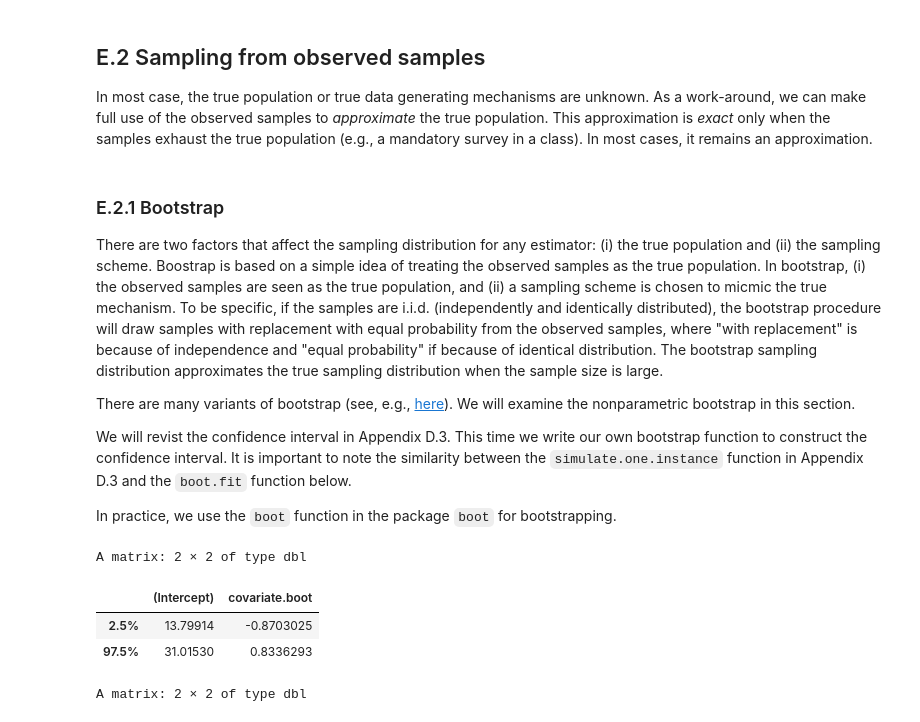
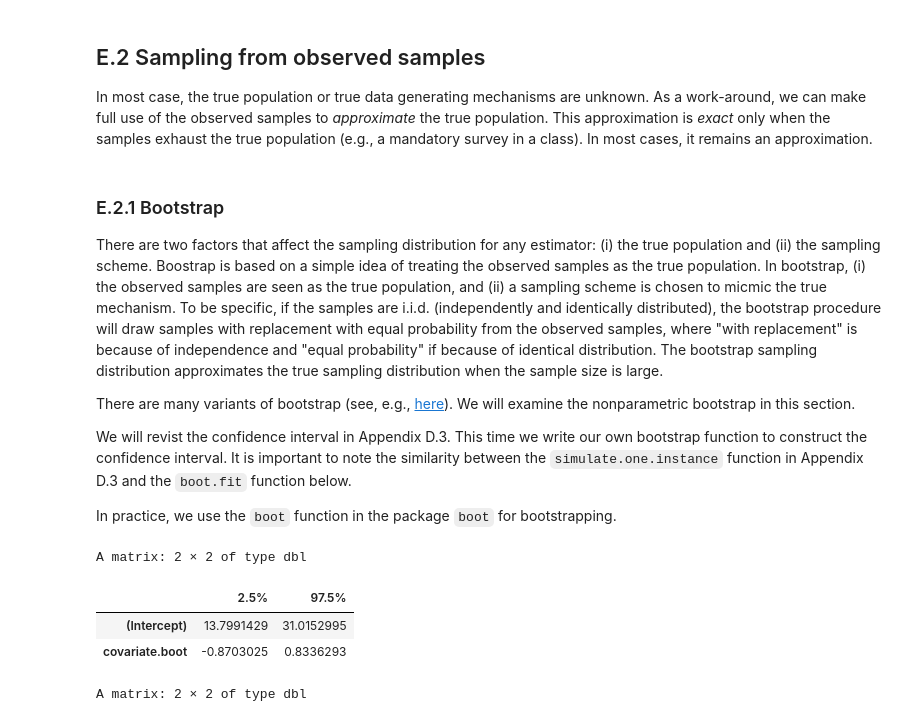
Before and after one commit to ChenShizhe/StatDataScience, a Jupyter notebook: Notes/AppendixESamplingDistribution.ipynb, the cells around one changed output. Saved outputs shown, nothing was run; the diff lists cells and outputs as text; code cells hidden in the pictures.

```diff
--- a/Notes/AppendixESamplingDistribution.ipynb
+++ b/Notes/AppendixESamplingDistribution.ipynb
@@ -79,7 +79,7 @@ In most case, the true population or true data generating mechanisms are unknown
 
 There are two factors that affect the sampling distribution for any estimator: (i) the true population and (ii) the sampling scheme. Boostrap is based on a simple idea of treating the observed samples as the true population. In bootstrap, (i) the observed samples are seen as the true population, and (ii) a sampling scheme is chosen to micmic the true mechanism. To be specific, if the samples are i.i.d. (independently and identically distributed), the bootstrap procedure will draw samples with replacement with equal probability from the observed samples, where "with replacement" is because of independence and "equal probability" if because of identical distribution. The bootstrap sampling distribution approximates the true sampling distribution when the sample size is large.
 
-There are many variants of bootstrap (see, e.g., [here](https://en.wikipedia.org/wiki/Bootstrapping_(statistics))). We will examine the nonparametric bootstrap in this section.
+There are many variants of bootstrap (see, e.g., [here](https://en.wikipedia.org/wiki/Bootstrapping_populations)). We will examine the nonparametric bootstrap in this section.
 
 We will revist the confidence interval in Appendix D.3. This time we write our own bootstrap function to construct the confidence interval. It is important to note the similarity between the `simulate.one.instance` function in Appendix D.3 and the `boot.fit` function below.
 
@@ -111,10 +111,10 @@ boot.fit<-function(covariate,outcome){
 B=1e4;
 beta.hat.boot=replicate(B,boot.fit(covariate=x,outcome=y));
 # %%
-apply(beta.hat.boot,1,quantile,probs=c(0.025,0.975))
+t(apply(beta.hat.boot,1,quantile,probs=c(0.025,0.975)))
 # %% [output]
 A matrix: 2 × 2 of type dbl
-|  | (Intercept) | covariate.boot |
-| 2.5% | 13.79914 | -0.8703025 |
-| 97.5% | 31.01530 | 0.8336293 |
+|  | 2.5% | 97.5% |
+| (Intercept) | 13.7991429 | 31.0152995 |
+| covariate.boot | -0.8703025 | 0.8336293 |
 # %%
```
Also changed, not shown: parts of 2 cells of this notebook.
